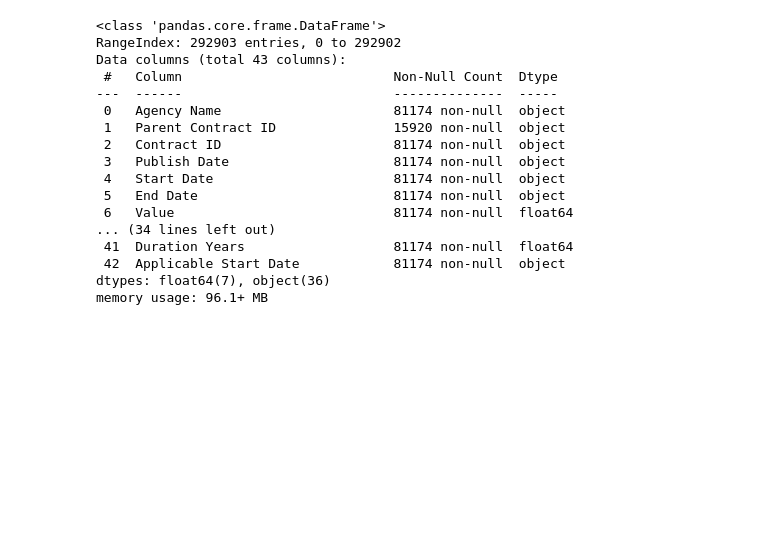
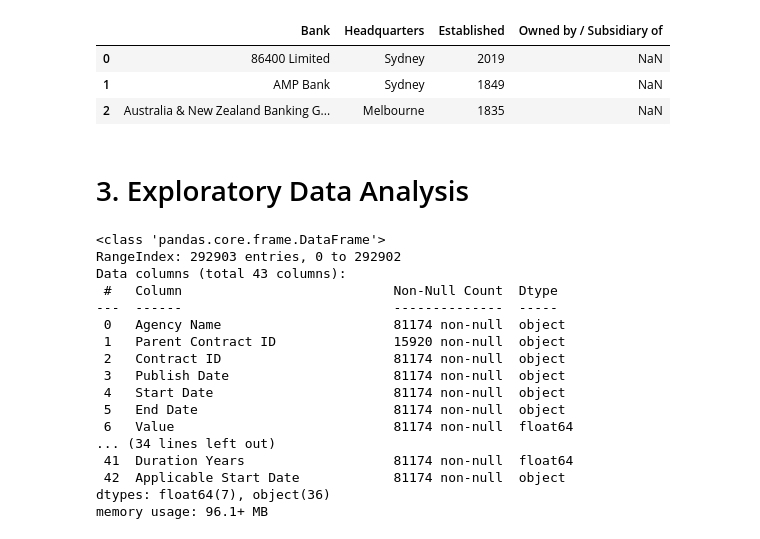
Before and after one commit to RashbirSingh/ANZGig2021, a Jupyter notebook: ANZ.ipynb, the cells around one changed output. Saved outputs shown, nothing was run; the diff lists cells and outputs as text; code cells hidden in the pictures; blank space fills up the shorter version.

```diff
--- a/ANZ.ipynb
+++ b/ANZ.ipynb
@@ -55,3 +68,12 @@ df.head(10)
+# %%
+banklistdf.head(3)
+# %% [output]
+|  | Bank | Headquarters | Established | Owned by / Subsidiary of |
+| 0 | 86400 Limited | Sydney | 2019 | NaN |
+| 1 | AMP Bank | Sydney | 1849 | NaN |
+| 2 | Australia & New Zealand Banking G... | Melbourne | 1835 | NaN |
+# %% [markdown]
+# 3. Exploratory Data Analysis
 # %%
 df.info()
 # %% [output]
```
Also changed, not shown: parts of 32 cells of this notebook.
